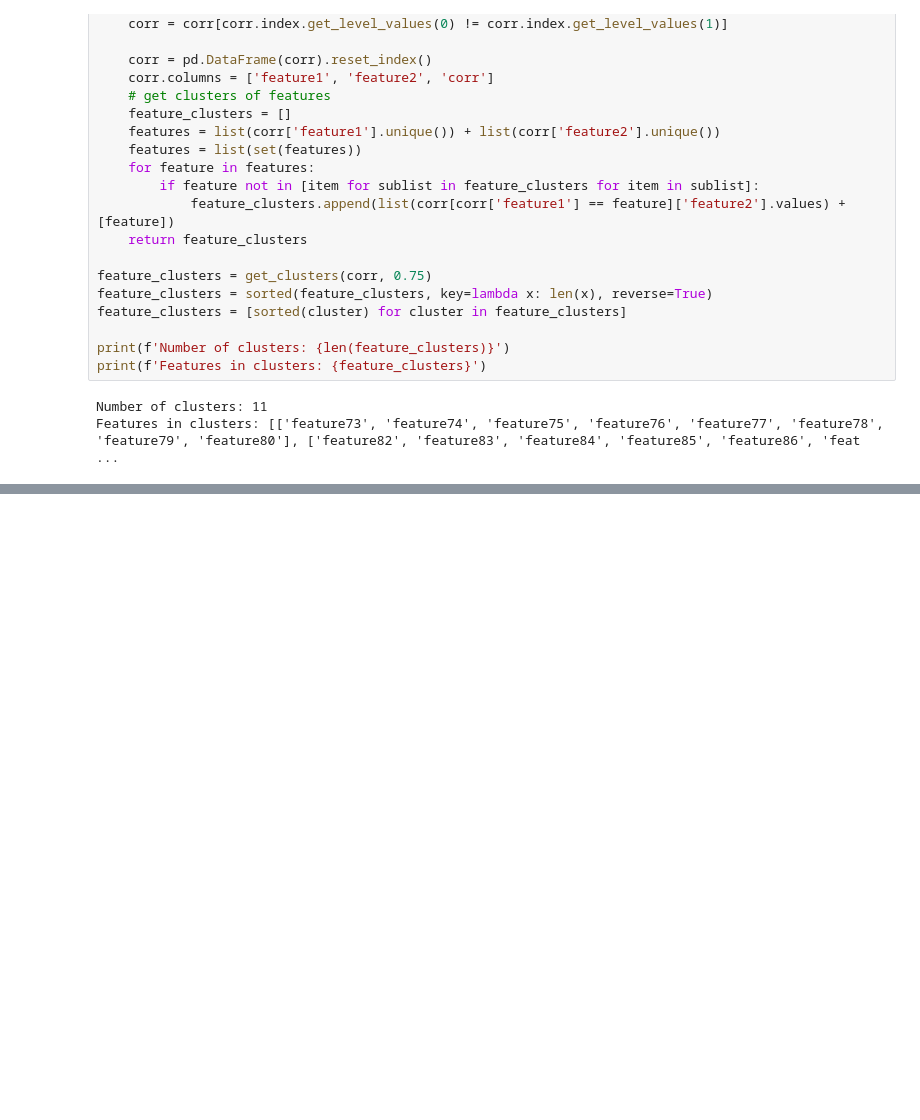
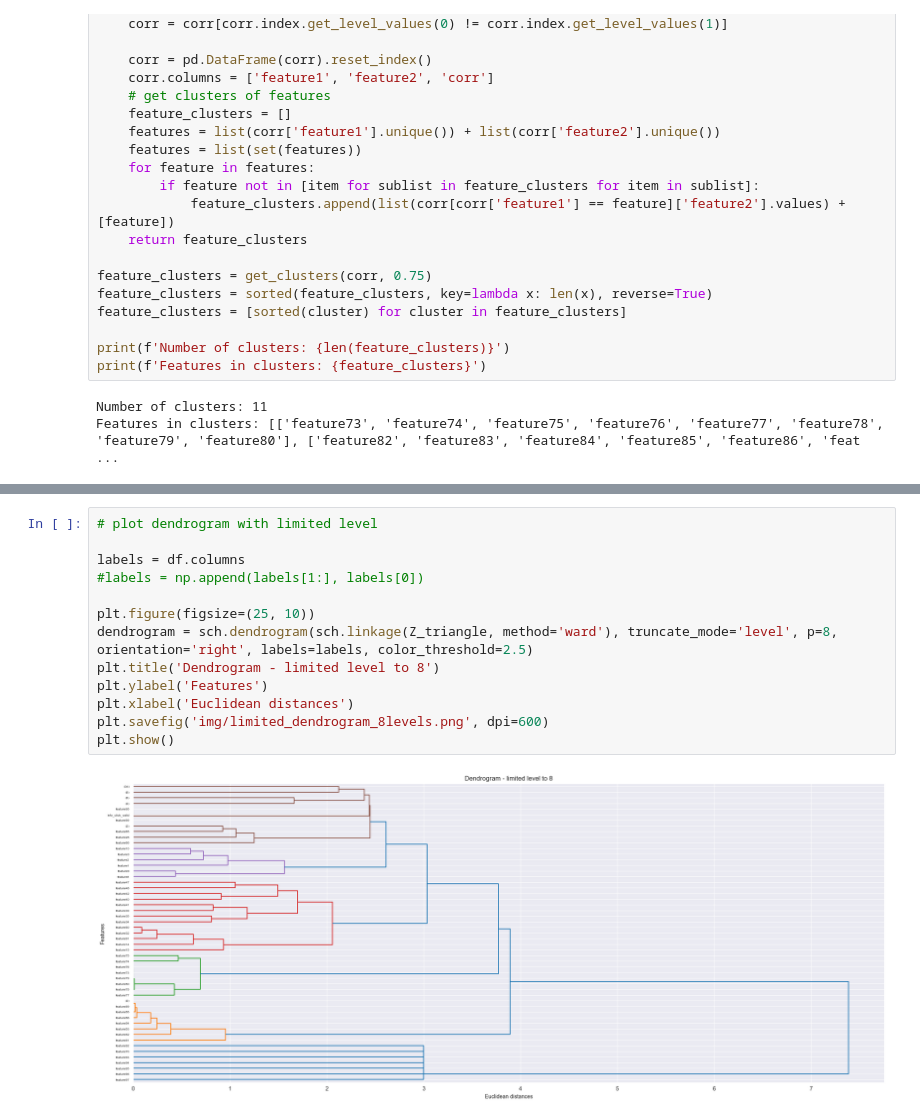
Before and after one commit to amadejp/DS_Project_Feature_Selection, a Jupyter notebook: src/EDA.ipynb, the cells around one changed output, grey strips where cells are left out. Cells and saved outputs as stored; diff of their text form; blank space fills up the shorter version.

```diff
--- a/src/EDA.ipynb
+++ b/src/EDA.ipynb
@@ -314,0 +363,15 @@ df_clusters.to_excel('data/features_clusters.xlsx', index=False)
+# %%
+# plot dendrogram with limited level
+
+labels = df.columns
+#labels = np.append(labels[1:], labels[0])
+
+plt.figure(figsize=(25, 10))
+dendrogram = sch.dendrogram(sch.linkage(Z_triangle, method='ward'), truncate_mode='level', p=8, orientation='right', labels=labels, color_threshold=2.5)
+plt.title('Dendrogram - limited level to 8')
+plt.ylabel('Features')
+plt.xlabel('Euclidean distances')
+plt.savefig('img/limited_dendrogram_8levels.png', dpi=600)
+plt.show()
+# %% [output]
+[figure, added]
```
Also changed, not shown: parts of 6 cells of this notebook, 10 other files.
